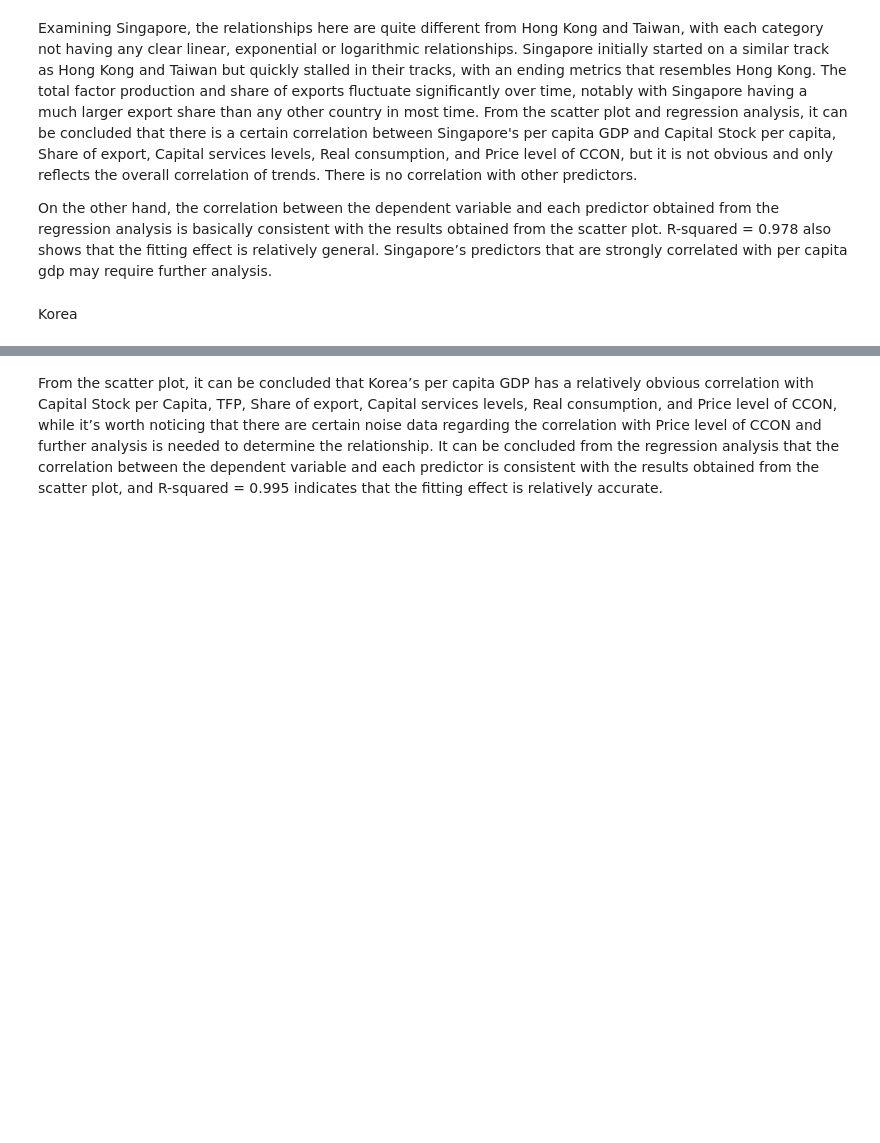
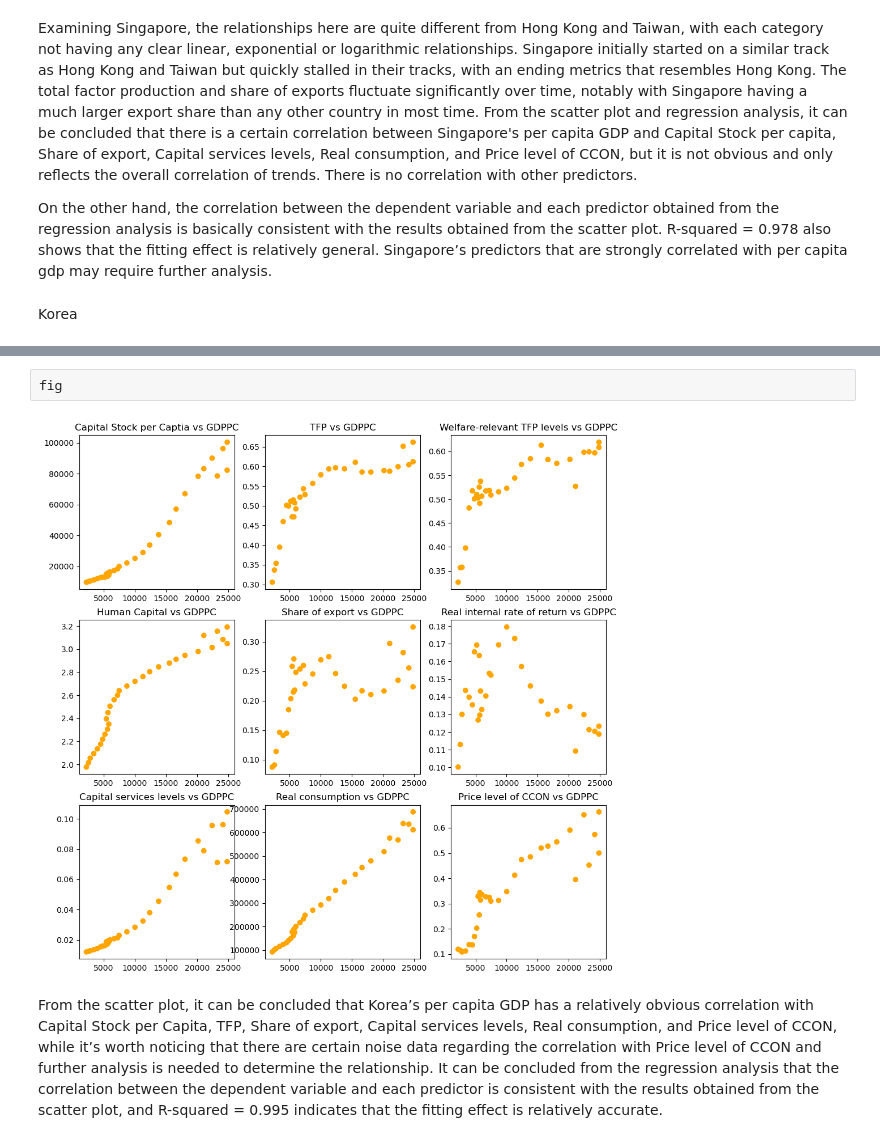
Before and after one commit to Heston13/Empirical-Project, a Jupyter notebook: asiantigers.ipynb, the cells around one changed output, grey strips where cells are left out. Cells and saved outputs as stored; diff of their text form; blank space fills up the shorter version.

```diff
--- a/asiantigers.ipynb
+++ b/asiantigers.ipynb
@@ -212,3 +320,7 @@ print(lrm.summary())
+# %%
+fig
+# %% [output]
+[figure, added]
 # %% [markdown]
 From the scatter plot, it can be concluded that Korea’s per capita GDP has a relatively obvious correlation with Capital Stock per Capita, TFP, Share of export, Capital services levels, Real consumption, and Price level of CCON, while it’s worth noticing that there are certain noise data regarding the correlation with Price level of CCON and further analysis is needed to determine the relationship. It can be concluded from the regression analysis that the correlation between the dependent variable and each predictor is consistent with the results obtained from the scatter plot, and R-squared = 0.995 indicates that the fitting effect is relatively accurate.
 # %% [markdown]
```
Also changed, not shown: parts of 10 cells of this notebook, 2 other files.
